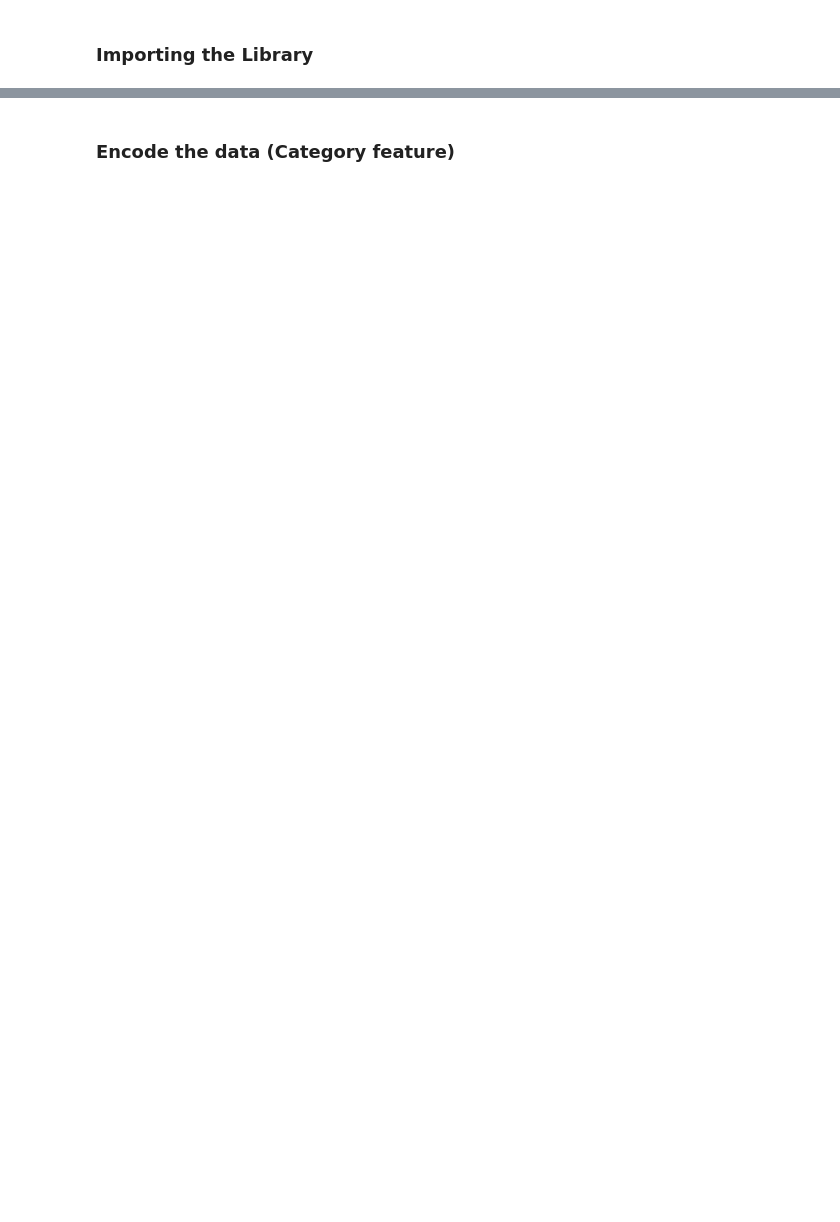
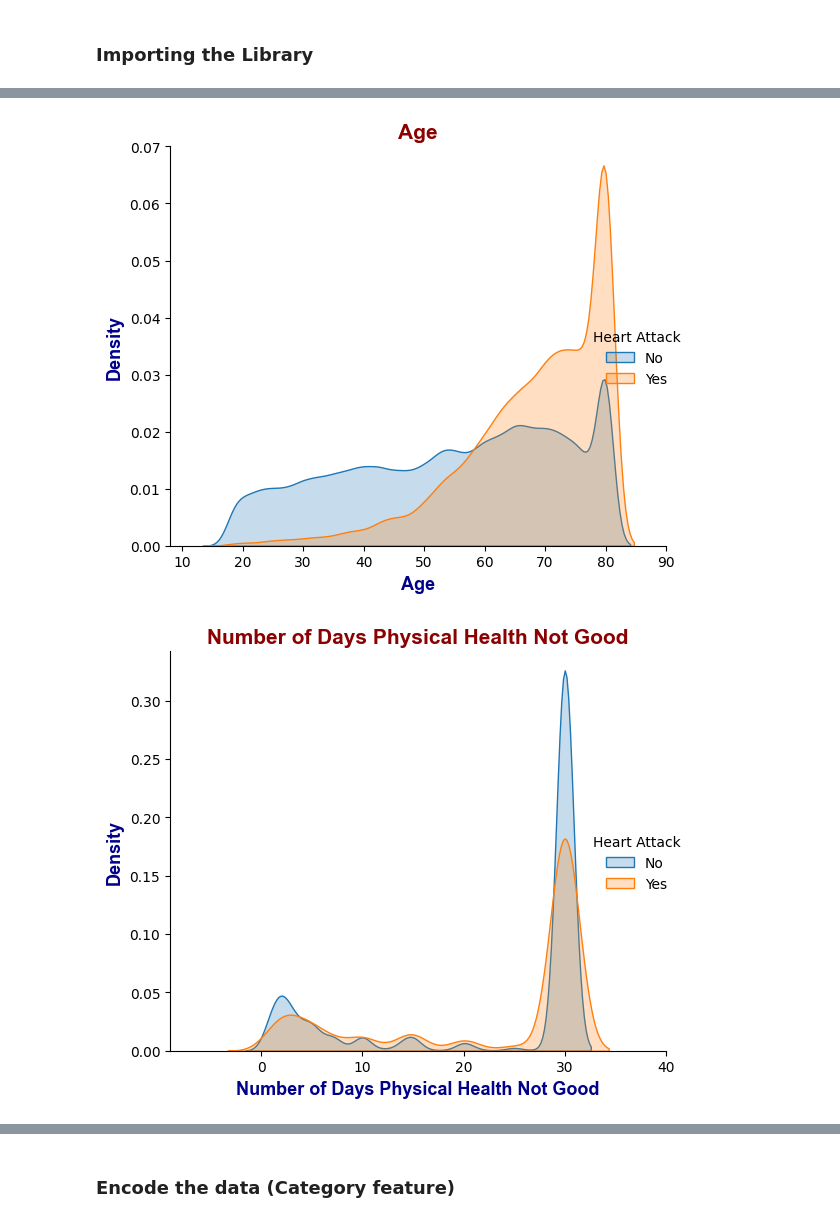
Before and after one commit to Huy1996/CMPE-257---Group-1, a Jupyter notebook: EDA.ipynb, the cells around one changed output, grey strips where cells are left out. Cells and saved outputs as stored; diff of their text form; code cells hidden in the pictures; blank space fills up the shorter version.

```diff
--- a/EDA.ipynb
+++ b/EDA.ipynb
@@ -74,0 +111,17 @@ sns.countplot(x='Gender', data=df)
+# %%
+def draw_density_plot(feature_list: list, target: str, df: pd.DataFrame):
+    title_font = {"family" : "arial", "color" : "darkred", "weight" : "bold", "size" : 15}
+    axis_font = {"family" : "arial", "color" : "darkblue", "weight" : "bold", "size" : 13}
+    feature_list.append(target)
+    for feature in feature_list:
+        if feature != target:
+            graph = sns.FacetGrid(df[feature_list], hue = target, height = 5, xlim = ((df[feature].min() - 10), (df[feature].max() + 10)))
+            graph.map(sns.kdeplot, feature, shade = True)
+            graph.add_legend()
+
+            plt.title(feature, fontdict = title_font)
+            plt.xlabel(feature, fontdict = axis_font)
+            plt.ylabel("Density", fontdict = axis_font)
+
+            plt.tight_layout()
+            plt.show()
@@ -74,0 +144,5 @@ sns.countplot(x='Gender', data=df)
+# %%
+draw_density_plot(numeric_feature.copy(), "Heart Attack", df)
+# %% [output]
+[figure, added]
+[figure, added]
```
Also changed, not shown: parts of 58 cells of this notebook.
